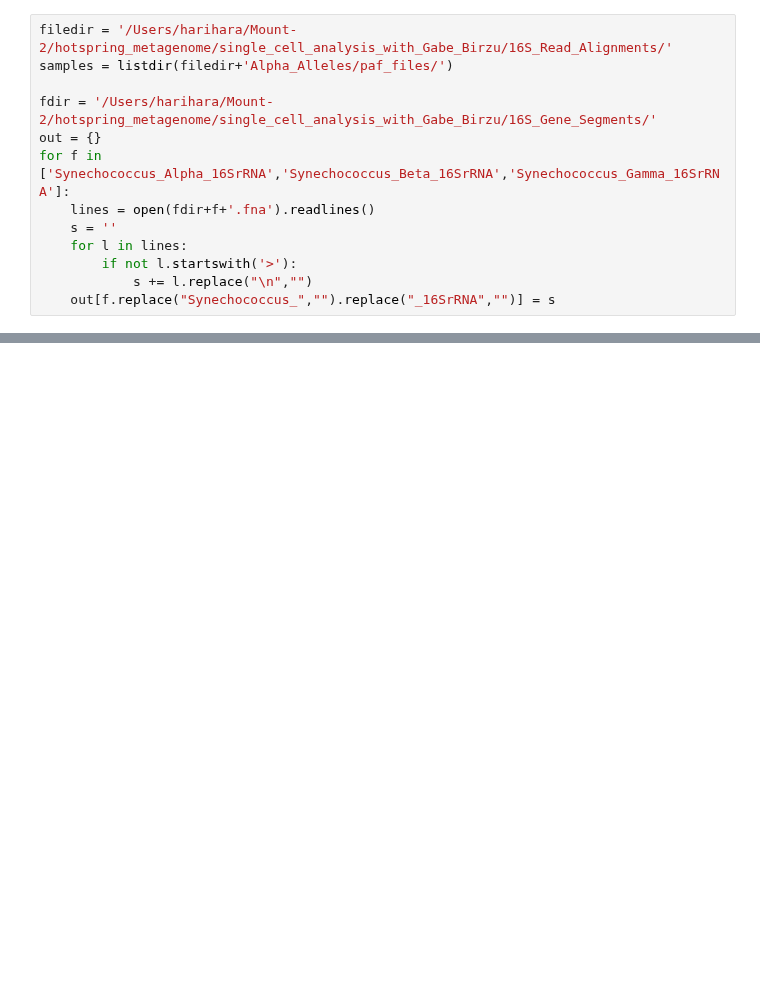
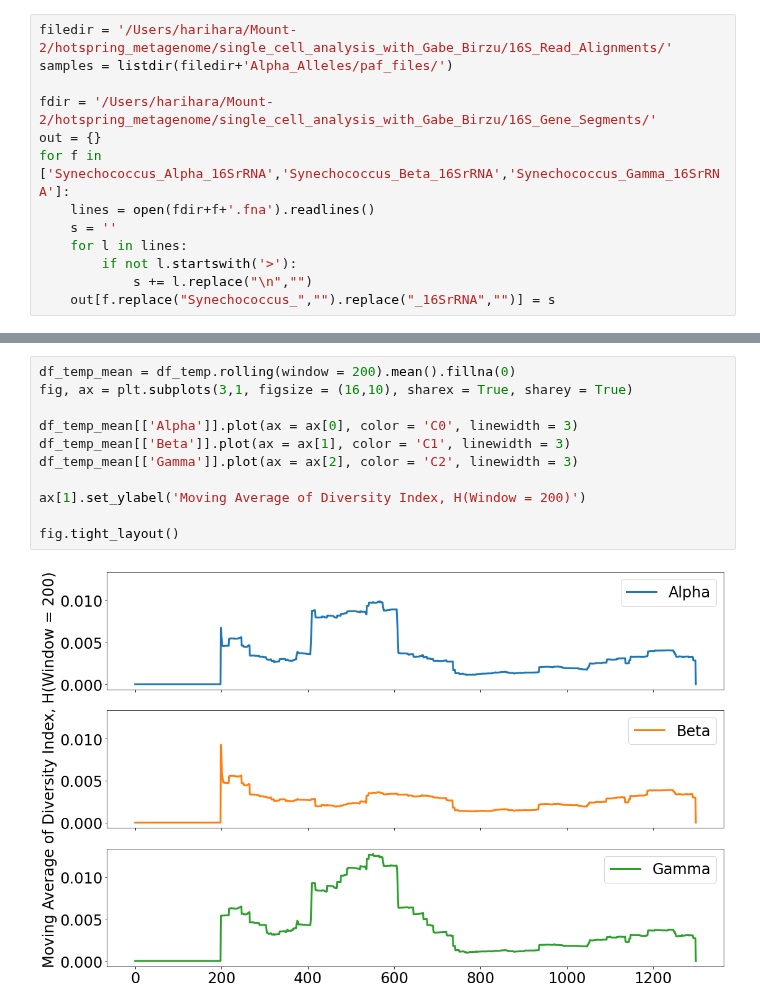
Before and after one commit to hsmurali/Hot_Springs_Analysis, a Jupyter notebook: Scripts/Strain-Analysis/Single_Cell_Gabe/Plot_16S_Alignment_Profiles.ipynb, the cells around one changed output, grey strips where cells are left out. Saved outputs shown, nothing was run; the diff lists cells and outputs as text; blank space fills up the shorter version.

```diff
--- a/Scripts/Strain-Analysis/Single_Cell_Gabe/Plot_16S_Alignment_Profiles.ipynb
+++ b/Scripts/Strain-Analysis/Single_Cell_Gabe/Plot_16S_Alignment_Profiles.ipynb
@@ -173,0 +169,13 @@ cbar = fig.colorbar(im1, cbar_ax)
+# %%
+df_temp_mean = df_temp.rolling(window = 200).mean().fillna(0)
+fig, ax = plt.subplots(3,1, figsize = (16,10), sharex = True, sharey = True)
+
+df_temp_mean[['Alpha']].plot(ax = ax[0], color = 'C0', linewidth = 3)
+df_temp_mean[['Beta']].plot(ax = ax[1], color = 'C1', linewidth = 3)
+df_temp_mean[['Gamma']].plot(ax = ax[2], color = 'C2', linewidth = 3)
+
+ax[1].set_ylabel('Moving Average of Diversity Index, H(Window = 200)')
+
+fig.tight_layout()
+# %% [output]
+[figure, added]
```
Also changed, not shown: parts of 6 cells of this notebook, 1 other file.
